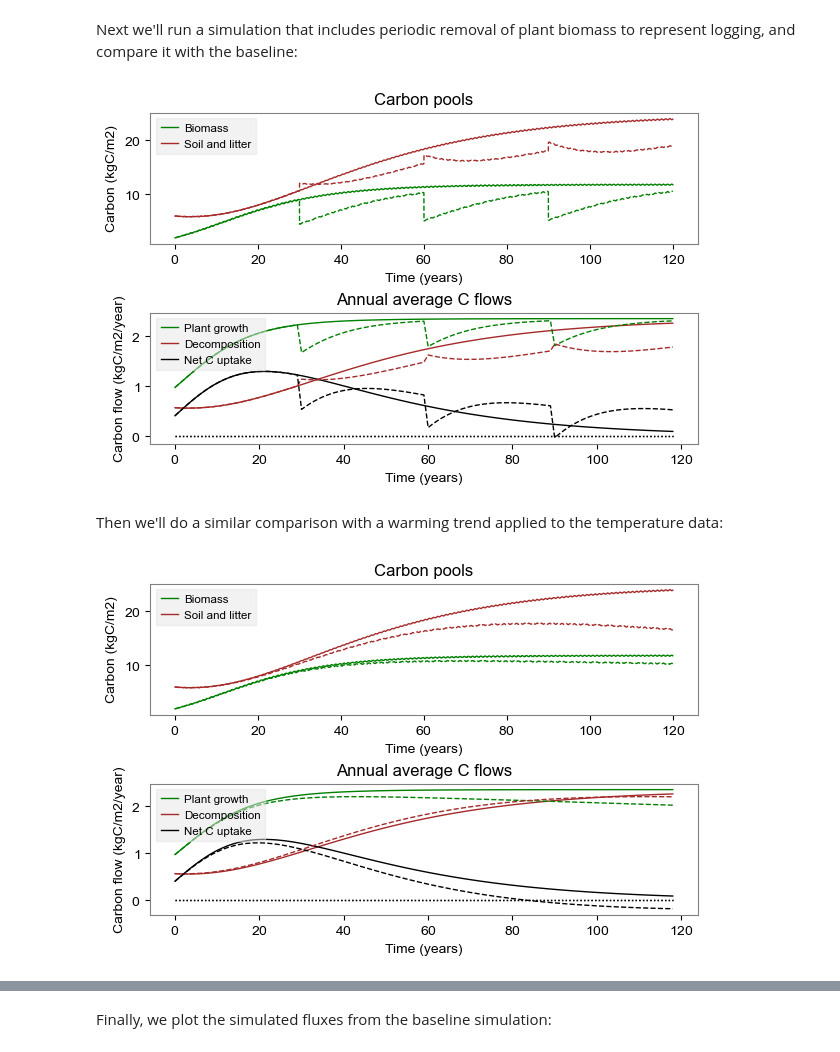
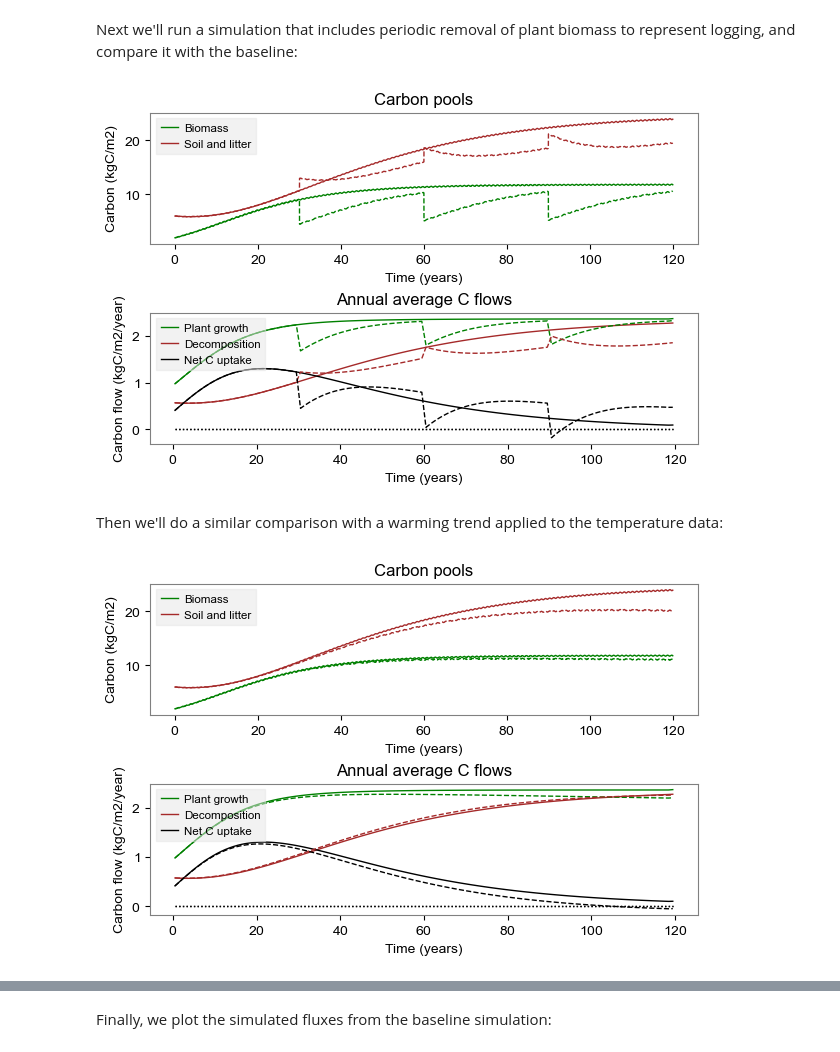
Before and after one commit to bsulman/simple-ecosystem-model, a Jupyter notebook: simple_ecosystem_model.ipynb, the cells around one changed output, grey strips where cells are left out. Saved outputs shown, nothing was run; the diff lists cells and outputs as text; code cells hidden in the pictures.

```diff
--- a/simple_ecosystem_model.ipynb
+++ b/simple_ecosystem_model.ipynb
@@ -8,16 +9,8 @@ import matplotlib.pyplot as plt
 # %% [markdown]
 Next, load meteorological driving data from the provided file
-# %%
-data=np.loadtxt('met_data.txt',delimiter=',')
-T_day=data[:,1]
-PAR_day=data[:,0]
-
-# Time step and length of simulation
-dt=1; # days
-nsteps=365*120
-
-T=np.tile(T_day,nsteps//len(T_day));
-T=T+273.15;
-PAR=np.tile(PAR_day,nsteps//len(PAR_day));
+# %%
+data=np.loadtxt('met_data.txt',delimiter=',')
+T_day=data[:,1]+273.15
+PAR_day=data[:,0]
 # %% [markdown]
 Here we define a function for running a simulation using the model
@@ -112,7 +117,7 @@ And a function for plotting output ffrom different model runs
 # %%
 def plot_model_comp(f,model_data,style='-',do_legend=True,only_avg=True):
     a=f.axes[0]
-    t=np.arange(nsteps,dtype=float)/365;
+    t=model_data['time']
     biomass=a.plot(t,model_data['biomass']/1e3,'g',ls=style,label='Biomass')
     soilC=a.plot(t,model_data['soil_carbon']/1e3,c='brown',ls=style,label='Soil C')
     if do_legend:
@@ -122,18 +127,12 @@ def plot_model_comp(f,model_data,style='-',do_legend=True,only_avg=True):
     a.set_title('Carbon pools')
 
     a=(f.axes[1])
-    nyears=nsteps//365-1;
-    t_avg=np.zeros(nyears);
-    psyn_avg=np.zeros(nyears);
-    Ra_avg=np.zeros(nyears);
-    Rh_avg=np.zeros(nyears);
-    mort_avg=np.zeros(nyears);
-    for n in range(int(nsteps/365)-1):
-        t_avg[n]=n;
-        psyn_avg[n]=(model_data['photosynthesis'][n*365:(n+1)*365]).mean()
-        Ra_avg[n]=(model_data['Ra'][n*365:(n+1)*365]).mean()
-        Rh_avg[n]=(model_data['Rh'][n*365:(n+1)*365]).mean()
-        mort_avg[n]=(model_data['mortality'][n*365:(n+1)*365]).mean()
+    # Make annual averages
+    t_avg=model_data['time'].groupby(t.astype(int)).mean()
+    psyn_avg=model_data['photosynthesis'].groupby(t.astype(int)).mean()
+    Ra_avg=model_data['Ra'].groupby(t.astype(int)).mean()
+    Rh_avg=model_data['Rh'].groupby(t.astype(int)).mean()
+    mort_avg=model_data['mortality'].groupby(t.astype(int)).mean()
 
 
     p=a.plot(t_avg,psyn_avg-Ra_avg,'g',ls=style,label='Plant growth');
@@ -161,20 +160,20 @@ plot_model_comp(f,baseline)
 # %% [markdown]
 Next we'll run a simulation that includes periodic removal of plant biomass to represent logging, and compare it with the baseline:
 # %%
-logging = run_model(disturbance_frac=0.5,disturbance_removed=0.7,disturbance_CO2=0.0)
+logging = run_model(disturbance_frac=0.5,disturbance_removed=0.5,disturbance_CO2=0.0,disturbance_time=30)
 
 f,a=plt.subplots(nrows=2,clear=True,num='Logging comparison',dpi=100)
 plot_model_comp(f,baseline,'-')
 plot_model_comp(f,logging,'--',do_legend=False)
 # %% [output]
-[figure, old version]
+[figure, new version]
 # %% [markdown]
 Then we'll do a similar comparison with a warming trend applied to the temperature data:
 # %%
-warming = run_model(warming_per_year=4.0/100)
+warming = run_model(warming_per_year=2.0/100)
 
 f,a=plt.subplots(nrows=2,clear=True,num='Warming comparison',dpi=100)
 plot_model_comp(f,baseline,'-')
 plot_model_comp(f,warming,'--',do_legend=False)
 # %% [output]
-[figure, old version]
+[figure, new version]
```
Also changed, not shown: parts of 8 cells of this notebook, 1 other file.
